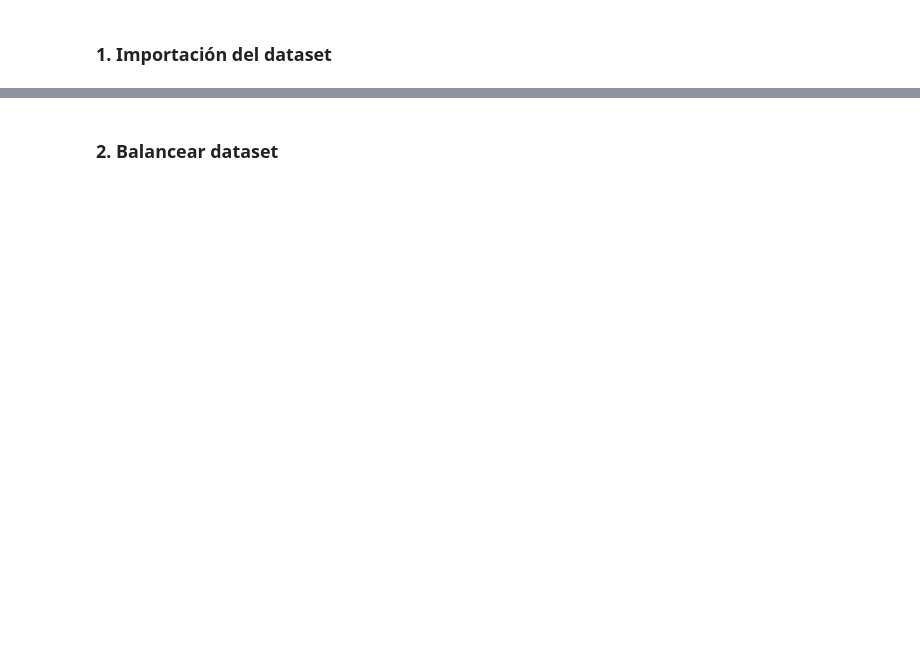
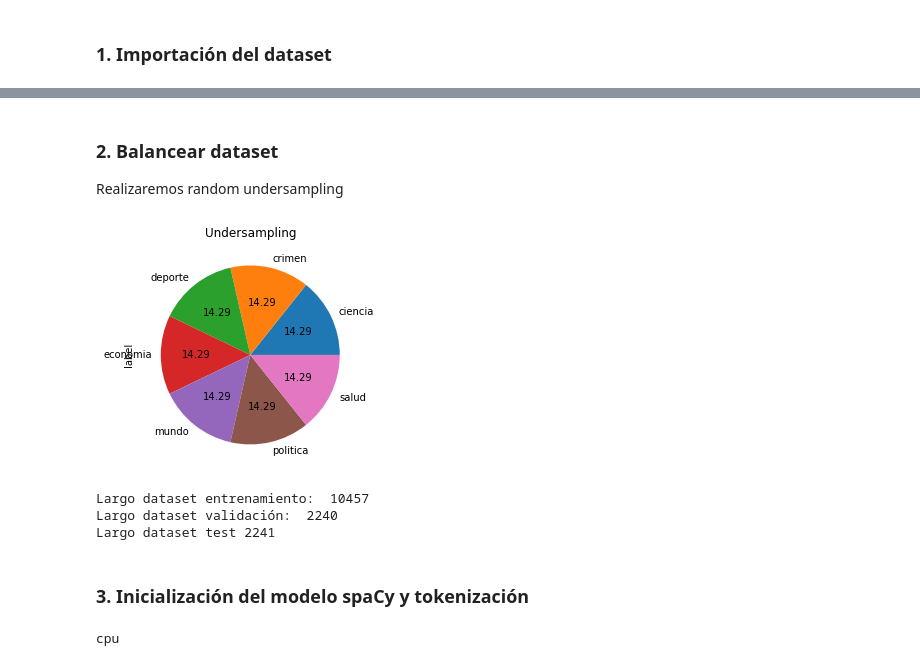
Before and after one commit to recmera/nlp-news-classification, a Jupyter notebook: 2-implementation.ipynb, the cells around one changed output, grey strips where cells are left out. Cells and saved outputs as stored; diff of their text form; code cells hidden in the pictures; blank space fills up the shorter version.

```diff
--- a/2-implementation.ipynb
+++ b/2-implementation.ipynb
@@ -69 +80,5 @@ df['label'].value_counts()
 Name: label, dtype: int64
+# %%
+dfc = df[df['label']!="5.0"]
+dfc = dfc[dfc['label']!="7.0"]
+dfc['label'].value_counts()
@@ -70,2 +94,3 @@ Name: label, dtype: int64
 # %% [markdown]
 ### 2. Balancear dataset
+Realizaremos random undersampling
@@ -75,0 +97,20 @@ display(len(valid),len(test),len(train))
+# %%
+from imblearn.under_sampling import RandomUnderSampler
+undersample = RandomUnderSampler(random_state=0)
+x_res,y_res = undersample.fit_resample(dfc,dfc['label'])
+fig, ax = plt.subplots(figsize=(4,4),tight_layout=True)
+ax = y_res.value_counts().plot.pie(autopct='%.2f')
+_ = ax.set_title("Undersampling")
+plt.show()
+# %% [output]
+[figure, added]
+# %%
+from sklearn.model_selection import train_test_split
+valid, test, train = np.split(x_res, [int(.15*len(x_res)), int(.3*len(x_res))])
+print("Largo dataset entrenamiento: ", len(train))
+print("Largo dataset validación: ", len(valid))
+print("Largo dataset test", len(test))
+# %% [output]
+Largo dataset entrenamiento:  10457
+Largo dataset validación:  2240
+Largo dataset test 2241
@@ -75,0 +121,2 @@ display(len(valid),len(test),len(train))
+# %% [markdown]
+### 3. Inicialización del modelo spaCy y tokenización
@@ -75,0 +150,14 @@ display(len(valid),len(test),len(train))
+# %%
+BATCH_SIZE = 32
+
+device = torch.device('cuda' if torch.cuda.is_available() else 'cpu')
+print(device)
+
+train_iterator, valid_iterator, test_iterator = data.BucketIterator.splits(
+    (train_data, valid_data, test_data),
+    batch_size = BATCH_SIZE,
+    device = device,
+    sort_key=lambda x:len(x.label),
+    sort_within_batch=False)
+# %% [output]
+cpu
```
Also changed, not shown: parts of 26 cells of this notebook, 1 other file.
